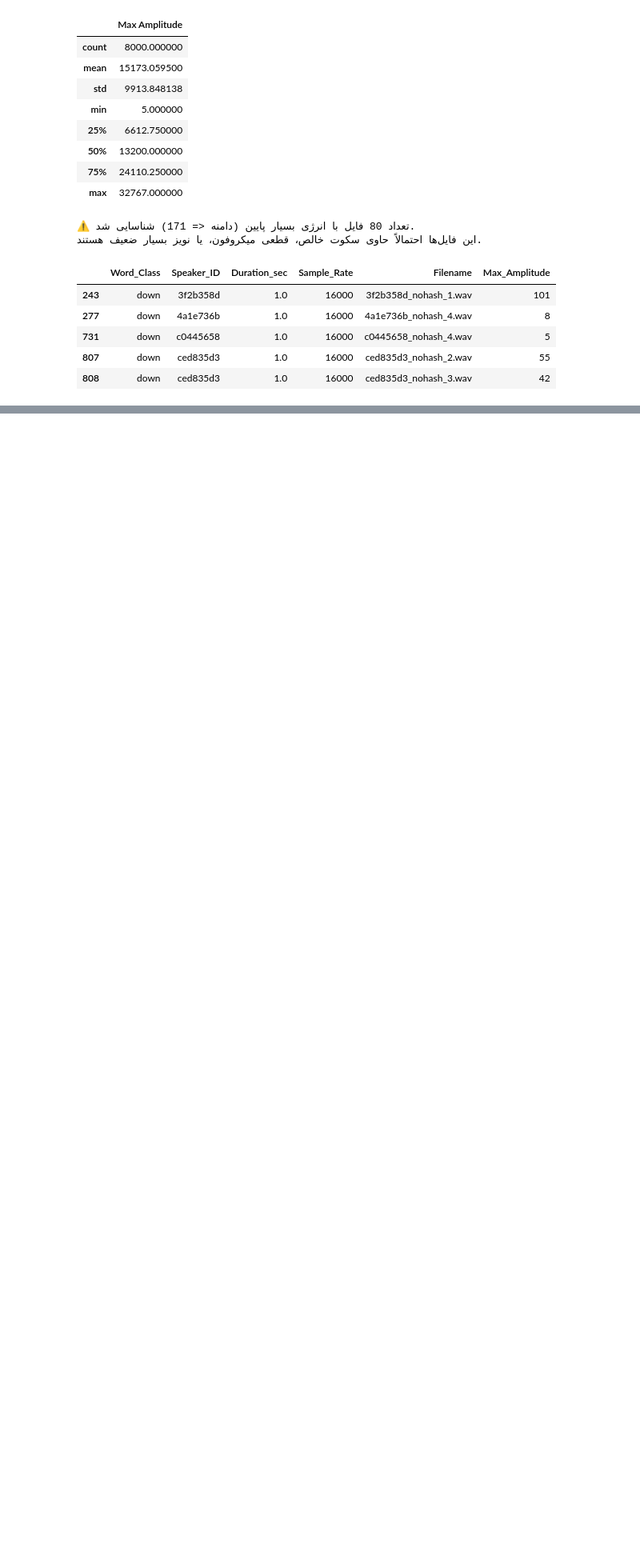
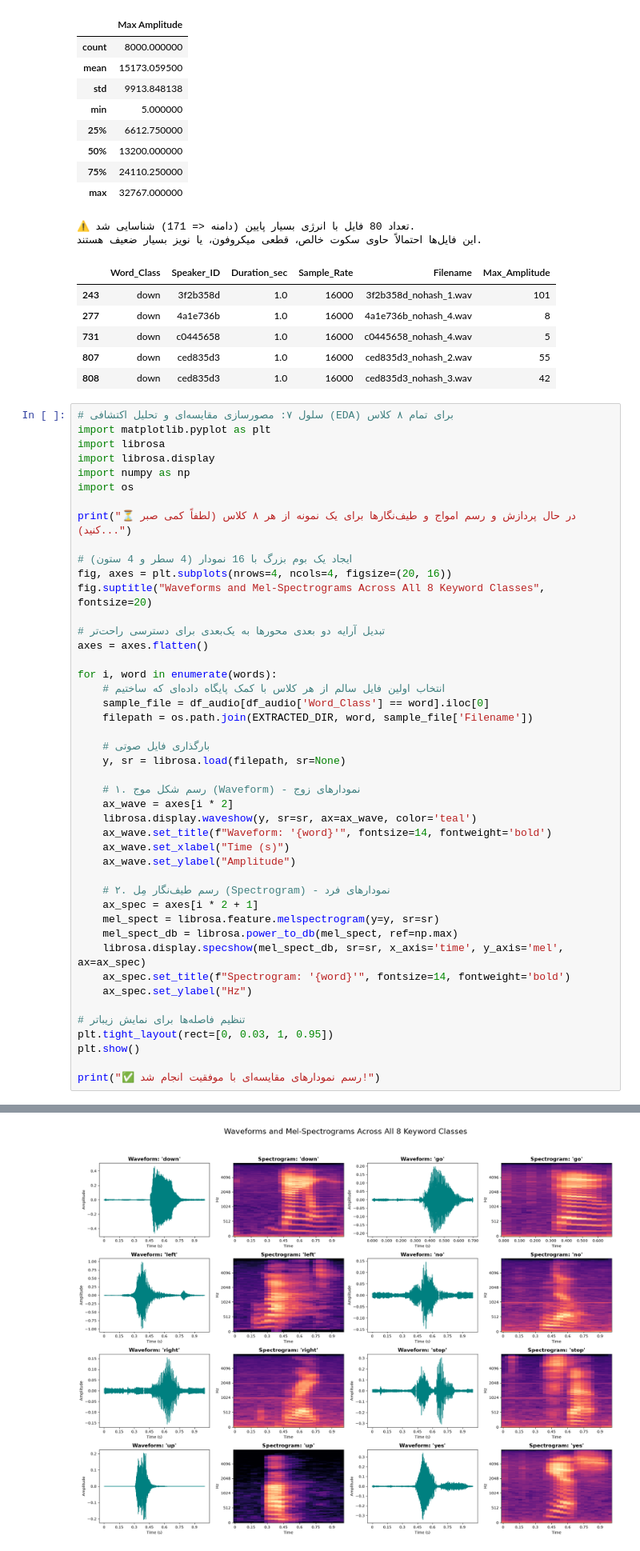
Before and after one commit to frankiesteardrop/Data-Analysis-Project, a Jupyter notebook: Phase1_EDA.ipynb, the cells around one changed output, grey strips where cells are left out. Shown at 80% size. Saved outputs shown, nothing was run; the diff lists cells and outputs as text; blank space fills up the shorter version.

Commit message:
feat: plot comparative waveforms and mel-spectrograms for all 8 classes

```diff
--- a/Phase1_EDA.ipynb
+++ b/Phase1_EDA.ipynb
@@ -324,3 +324,49 @@ display(low_energy_files.head())
 | 731 | down | c0445658 | 1.0 | 16000 | c0445658_nohash_4.wav | 5 |
 | 807 | down | ced835d3 | 1.0 | 16000 | ced835d3_nohash_2.wav | 55 |
 | 808 | down | ced835d3 | 1.0 | 16000 | ced835d3_nohash_3.wav | 42 |
+# %%
+# سلول ۷: مصورسازی مقایسه‌ای و تحلیل اکتشافی (EDA) برای تمام ۸ کلاس
+import matplotlib.pyplot as plt
+import librosa
+import librosa.display
+import numpy as np
+import os
+
+print("⏳ در حال پردازش و رسم امواج و طیف‌نگارها برای یک نمونه از هر ۸ کلاس (لطفاً کمی صبر کنید)...")
+
+# ایجاد یک بوم بزرگ با 16 نمودار (4 سطر و 4 ستون)
+fig, axes = plt.subplots(nrows=4, ncols=4, figsize=(20, 16))
+fig.suptitle("Waveforms and Mel-Spectrograms Across All 8 Keyword Classes", fontsize=20)
+
+# تبدیل آرایه دو بعدی محورها به یک‌بعدی برای دسترسی راحت‌تر
+axes = axes.flatten()
+
+for i, word in enumerate(words):
+    # انتخاب اولین فایل سالم از هر کلاس با کمک پایگاه داده‌ای که ساختیم
+    sample_file = df_audio[df_audio['Word_Class'] == word].iloc[0]
+    filepath = os.path.join(EXTRACTED_DIR, word, sample_file['Filename'])
+
+    # بارگذاری فایل صوتی
+    y, sr = librosa.load(filepath, sr=None)
+
+    # ۱. رسم شکل موج (Waveform) - نمودارهای زوج
+    ax_wave = axes[i * 2]
+    librosa.display.waveshow(y, sr=sr, ax=ax_wave, color='teal')
+    ax_wave.set_title(f"Waveform: '{word}'", fontsize=14, fontweight='bold')
+    ax_wave.set_xlabel("Time (s)")
+    ax_wave.set_ylabel("Amplitude")
+
+    # ۲. رسم طیف‌نگار مِل (Spectrogram) - نمودارهای فرد
+    ax_spec = axes[i * 2 + 1]
+    mel_spect = librosa.feature.melspectrogram(y=y, sr=sr)
+    mel_spect_db = librosa.power_to_db(mel_spect, ref=np.max)
+    librosa.display.specshow(mel_spect_db, sr=sr, x_axis='time', y_axis='mel', ax=ax_spec)
+    ax_spec.set_title(f"Spectrogram: '{word}'", fontsize=14, fontweight='bold')
+    ax_spec.set_ylabel("Hz")
+
+# تنظیم فاصله‌ها برای نمایش زیباتر
+plt.tight_layout(rect=[0, 0.03, 1, 0.95])
+plt.show()
+
+print("✅ رسم نمودارهای مقایسه‌ای با موفقیت انجام شد!")
+# %% [output]
@@ -326,0 +374 @@ display(low_energy_files.head())
+[figure, added]
```
Also changed, not shown: parts of 1 cell of this notebook.
